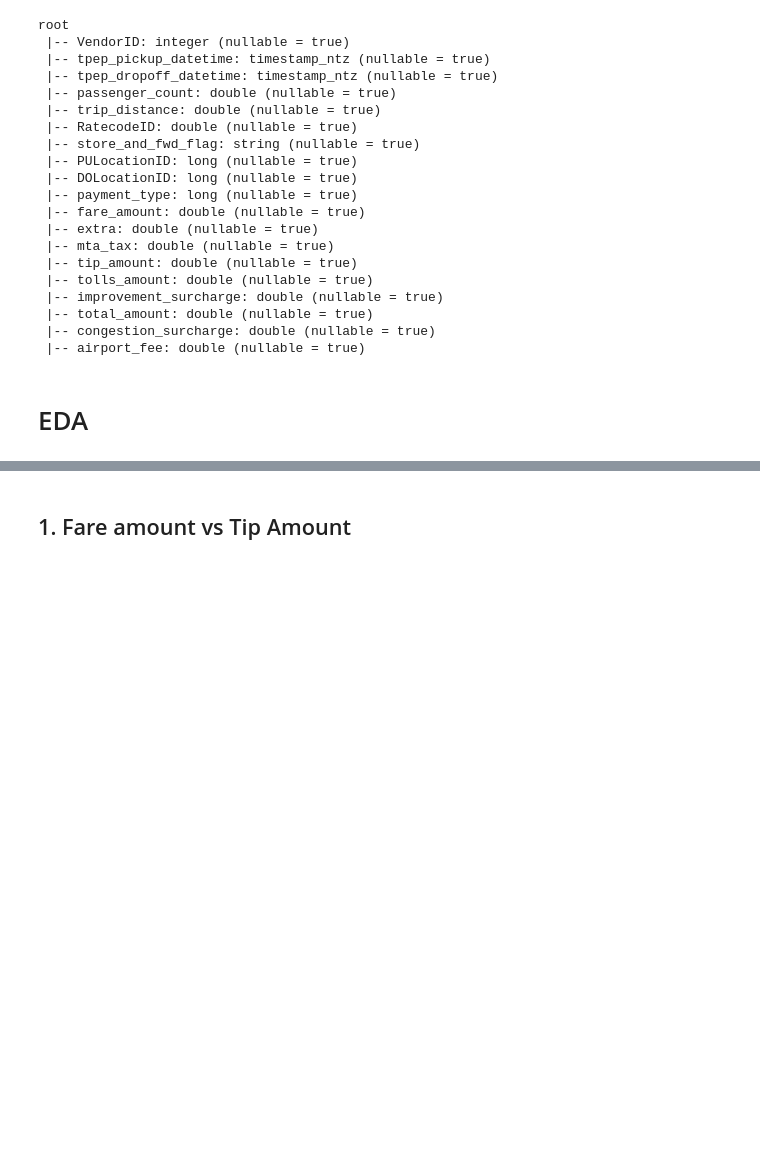
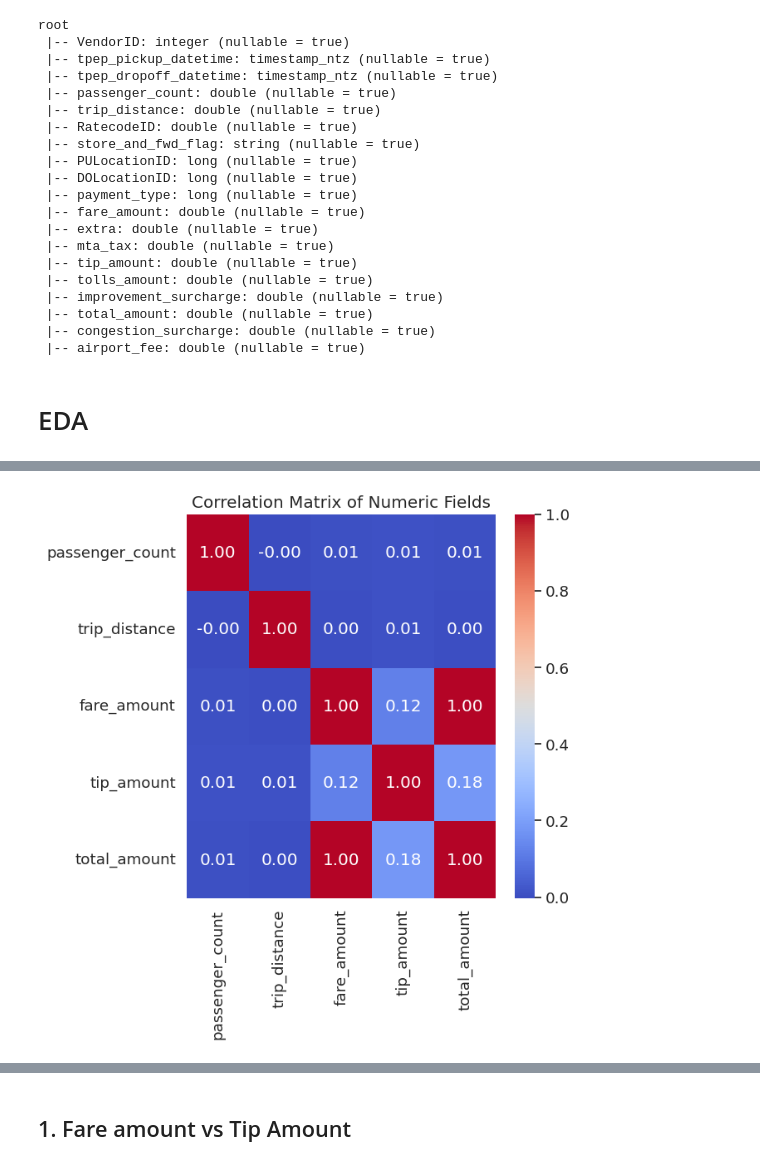
Before and after one commit to jmayank23/YellowTaxiAnalysis, a Jupyter notebook: EDA-cluster.ipynb, the cells around one changed output, grey strips where cells are left out. Cells and saved outputs as stored; diff of their text form; code cells hidden in the pictures; blank space fills up the shorter version.

```diff
--- a/EDA-cluster.ipynb
+++ b/EDA-cluster.ipynb
@@ -94,29 +102,3 @@ root
  |-- airport_fee: double (nullable = true)
 # %% [markdown]
 # EDA
-# %%
-from pyspark.sql.functions import col, count, isnan, desc
-
-# Summary statistics for numeric fields
-numeric_cols = ['passenger_count', 'trip_distance', 'fare_amount', 'tip_amount', 'total_amount']
-df.select(numeric_cols).describe().show()
-
-# Count of missing values for each column, adjusted to not use isnan for non-numeric fields
-for col_name in df.columns:
-    if df.schema[col_name].dataType == "DoubleType" or df.schema[col_name].dataType == "FloatType":
-        missing_count = df.filter((col(col_name).isNull()) | (isnan(col_name))).count()
-    else:
-        missing_count = df.filter(col(col_name).isNull()).count()
-    print(f"Missing values in {col_name}: {missing_count}")
-
-# Correlation between numeric fields
-for col1 in numeric_cols:
-    for col2 in numeric_cols:
-        if col1 != col2:
-            corr_value = df.stat.corr(col1, col2)
-            print(f"Correlation between {col1} and {col2}: {corr_value:.2f}")
-
-# Most common values for categorical fields
-categorical_cols = ['VendorID', 'RatecodeID', 'store_and_fwd_flag', 'PULocationID', 'DOLocationID', 'payment_type']
-for col_name in categorical_cols:
-    df.groupBy(col_name).count().orderBy(desc("count")).show()
@@ -140,0 +157,18 @@ Missing values in tpep_pickup_datetime: 0
+# %%
+correlation_matrix = pd.DataFrame(index=numeric_cols, columns=numeric_cols)
+
+for col1 in numeric_cols:
+    for col2 in numeric_cols:
+        corr_value = df.stat.corr(col1, col2)
+        correlation_matrix.loc[col1, col2] = corr_value
+
+# Convert entries from object to float for plotting
+correlation_matrix = correlation_matrix.astype(float)
+
+# Plotting the correlation matrix
+plt.figure(figsize=(6, 6))
+sns.heatmap(correlation_matrix, annot=True, fmt=".2f", cmap='coolwarm', cbar=True)
+plt.title('Correlation Matrix of Numeric Fields')
+plt.show()
+# %% [output]
+[figure, added]
```
Also changed, not shown: parts of 14 cells of this notebook.
